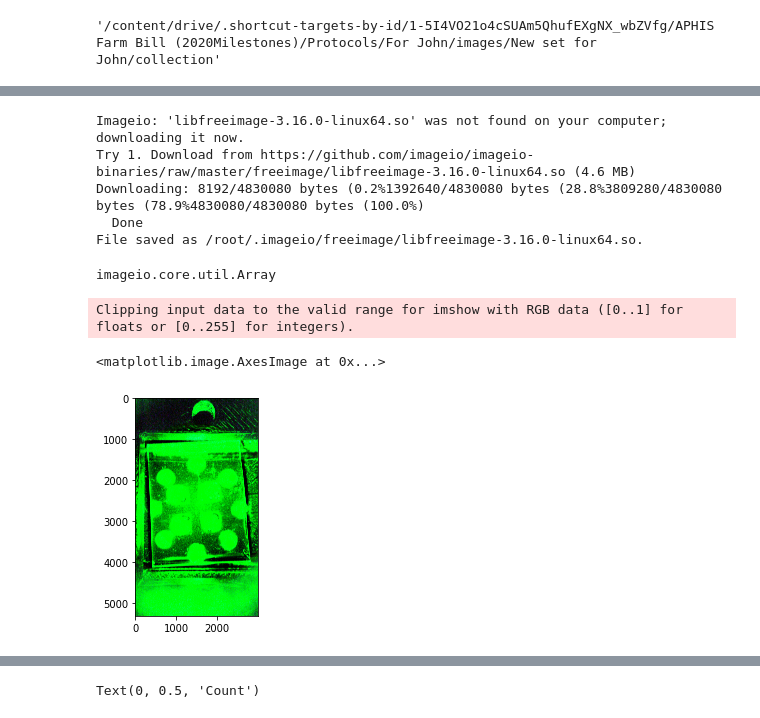
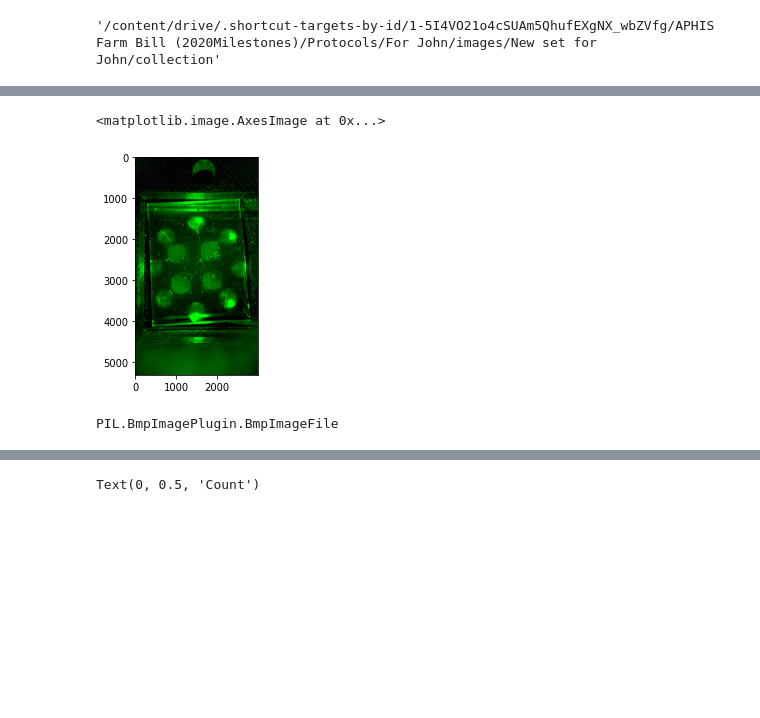
Before and after one commit to ncsu-landscape-dynamics/LAMP_assay_automation, a Jupyter notebook: hybridPyTorchImSeg.ipynb, the cells around one changed output, grey strips where cells are left out. Drawn from its saved outputs; the diff is of its cells as text; code cells hidden in the pictures; blank space fills up the shorter version.

```diff
--- a/hybridPyTorchImSeg.ipynb
+++ b/hybridPyTorchImSeg.ipynb
@@ -82,20 +91,15 @@ for filename in glob.glob('*.dng'):
-# %%
-imageio.plugins.freeimage.download()
-
-sc_im = imageio.imread(glob.glob('*.dng')[0], format='RAW-FI')
-# %% [output]
-Imageio: 'libfreeimage-3.16.0-linux64.so' was not found on your computer; downloading it now.
-Try 1. Download from https://github.com/imageio/imageio-binaries/raw/master/freeimage/libfreeimage-3.16.0-linux64.so (4.6 MB)
-Downloading: 8192/4830080 bytes (0.2%1392640/4830080 bytes (28.8%3809280/4830080 bytes (78.9%4830080/4830080 bytes (100.0%)
-  Done
-File saved as /root/.imageio/freeimage/libfreeimage-3.16.0-linux64.so.
+# %%
+os.listdir(bmp_data_path)
+
+zero_dir = os.path.join(bmp_data_path, 'bmp_zero_min')
+# %%
+img1 = Image.open(os.listdir(zero_dir)[0])
+# %%
+plt.imshow(img1)
+# %% [output]
+<matplotlib.image.AxesImage at 0x...>
+[figure, added]
 # %%
-type(sc_im)
+type(img1)
 # %% [output]
-imageio.core.util.Array
+PIL.BmpImagePlugin.BmpImageFile
-# %%
-plt.imshow(sc_im)
-# %% [output]
-Clipping input data to the valid range for imshow with RGB data ([0..1] for floats or [0..255] for integers).
-<matplotlib.image.AxesImage at 0x...>
-[figure, removed]
```
Also changed, not shown: parts of 15 cells of this notebook.
